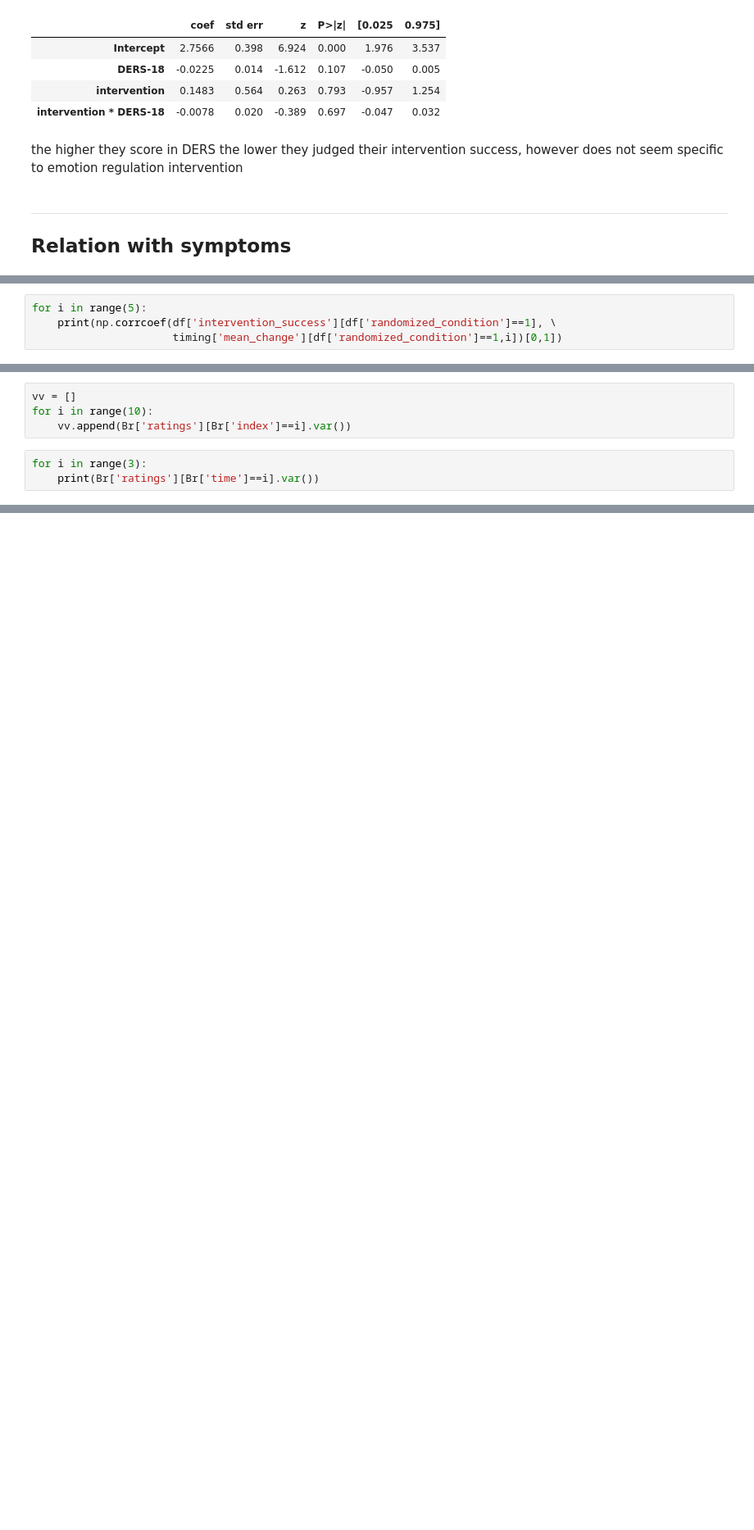
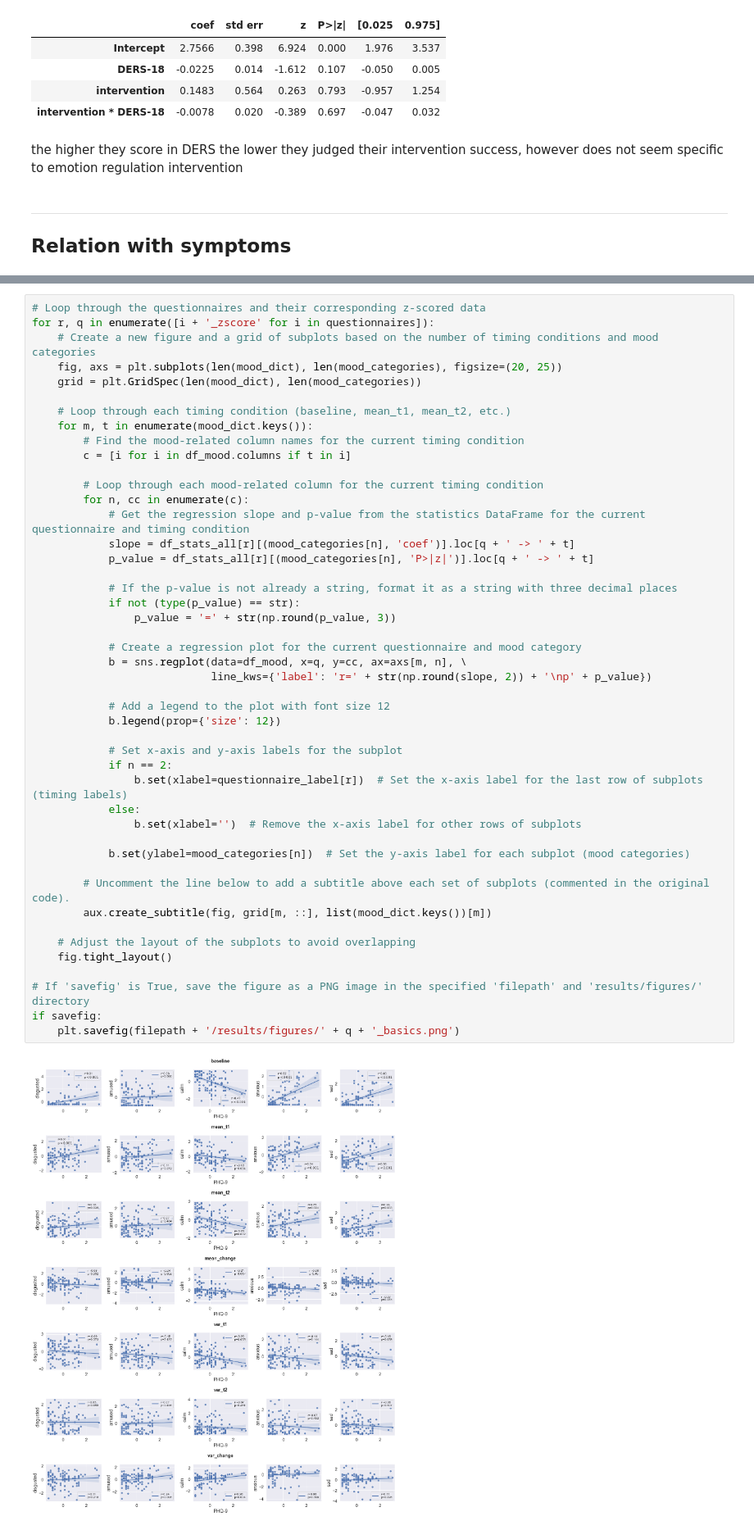
Before and after one commit to huyslab/emotioncon_public, a Jupyter notebook: analyses/basics_characteristics.ipynb, the cells around one changed output, grey strips where cells are left out. Shown at 82% size. Saved outputs shown, nothing was run; the diff lists cells and outputs as text; blank space fills up the shorter version.

```diff
--- a/analyses/basics_characteristics.ipynb
+++ b/analyses/basics_characteristics.ipynb
@@ -607,4 +506,0 @@ print(np.corrcoef(df['intervention_success'][df['randomized_condition']==1], \
-# %%
-for i in range(5):
-    print(np.corrcoef(df['intervention_success'][df['randomized_condition']==1], \
-                      timing['mean_change'][df['randomized_condition']==1,i])[0,1])
@@ -987,7 +506,0 @@ return _postprocess_dataframe(aov)
-# %%
-vv = []
-for i in range(10):
-    vv.append(Br['ratings'][Br['index']==i].var())
-# %%
-for i in range(3):
-    print(Br['ratings'][Br['time']==i].var())
@@ -1004,0 +698,48 @@ icc3k = (msb - mse) / msb
+# %%
+# Loop through the questionnaires and their corresponding z-scored data
+for r, q in enumerate([i + '_zscore' for i in questionnaires]):
+    # Create a new figure and a grid of subplots based on the number of timing conditions and mood categories
+    fig, axs = plt.subplots(len(mood_dict), len(mood_categories), figsize=(20, 25))
+    grid = plt.GridSpec(len(mood_dict), len(mood_categories))
+
+    # Loop through each timing condition (baseline, mean_t1, mean_t2, etc.)
+    for m, t in enumerate(mood_dict.keys()):
+        # Find the mood-related column names for the current timing condition
+        c = [i for i in df_mood.columns if t in i]
+
+        # Loop through each mood-related column for the current timing condition
+        for n, cc in enumerate(c):
+            # Get the regression slope and p-value from the statistics DataFrame for the current questionnaire and timing condition
+            slope = df_stats_all[r][(mood_categories[n], 'coef')].loc[q + ' -> ' + t]
+            p_value = df_stats_all[r][(mood_categories[n], 'P>|z|')].loc[q + ' -> ' + t]
+
+            # If the p-value is not already a string, format it as a string with three decimal places
+            if not (type(p_value) == str):
+                p_value = '=' + str(np.round(p_value, 3))
+
+            # Create a regression plot for the current questionnaire and mood category
+            b = sns.regplot(data=df_mood, x=q, y=cc, ax=axs[m, n], \
+                            line_kws={'label': 'r=' + str(np.round(slope, 2)) + '\np' + p_value})
+
+            # Add a legend to the plot with font size 12
+            b.legend(prop={'size': 12})
+
+            # Set x-axis and y-axis labels for the subplot
+            if n == 2:
+                b.set(xlabel=questionnaire_label[r])  # Set the x-axis label for the last row of subplots (timing labels)
+            else:
+                b.set(xlabel='')  # Remove the x-axis label for other rows of subplots
+
+            b.set(ylabel=mood_categories[n])  # Set the y-axis label for each subplot (mood categories)
+
+        # Uncomment the line below to add a subtitle above each set of subplots (commented in the original code).
+        aux.create_subtitle(fig, grid[m, ::], list(mood_dict.keys())[m])
+
+    # Adjust the layout of the subplots to avoid overlapping
+    fig.tight_layout()
+
+# If 'savefig' is True, save the figure as a PNG image in the specified 'filepath' and 'results/figures/' directory
+if savefig:
+    plt.savefig(filepath + '/results/figures/' + q + '_basics.png')
+# %% [output]
+[figure, added]
```
Also changed, not shown: parts of 66 cells of this notebook, 28 other files.
